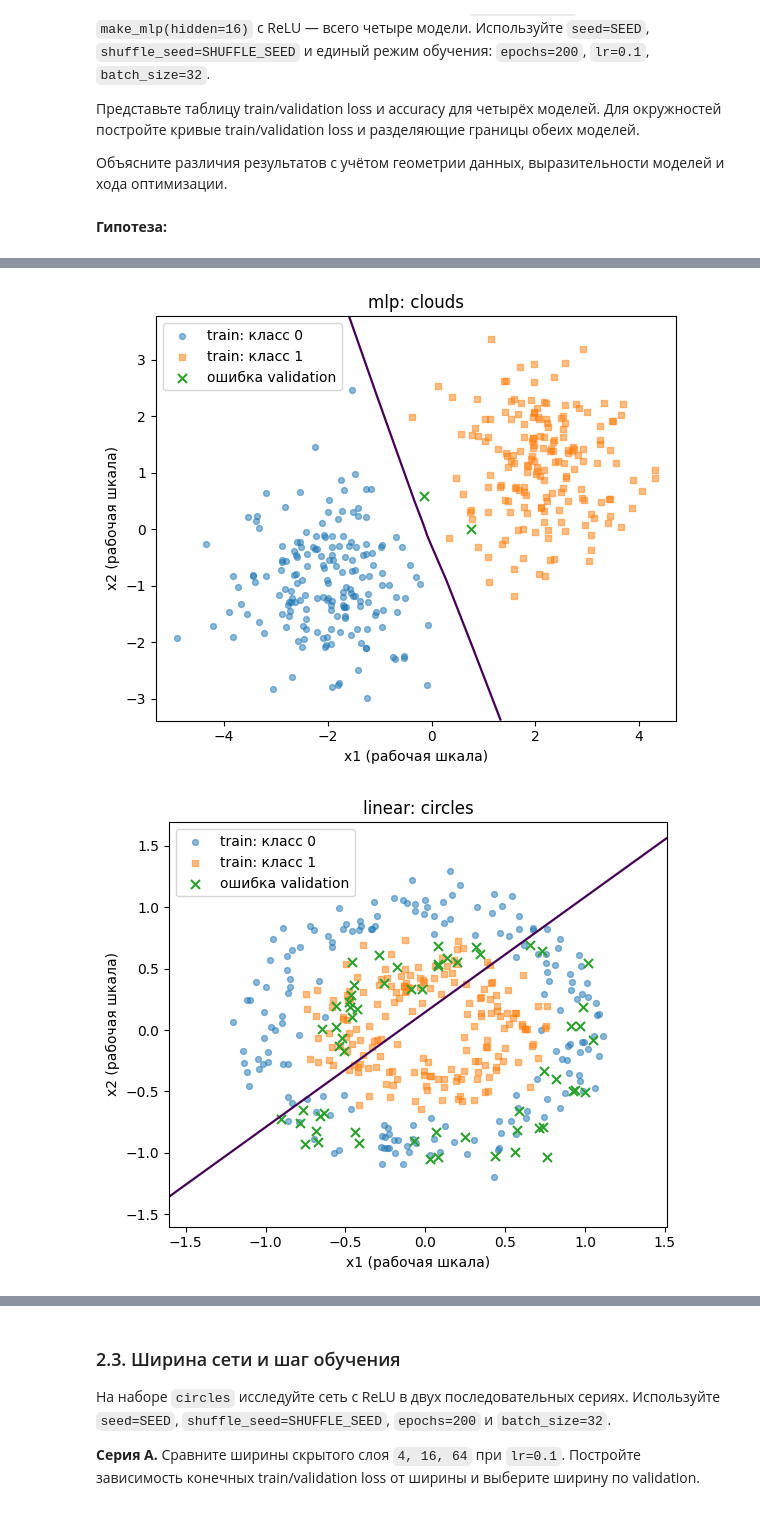
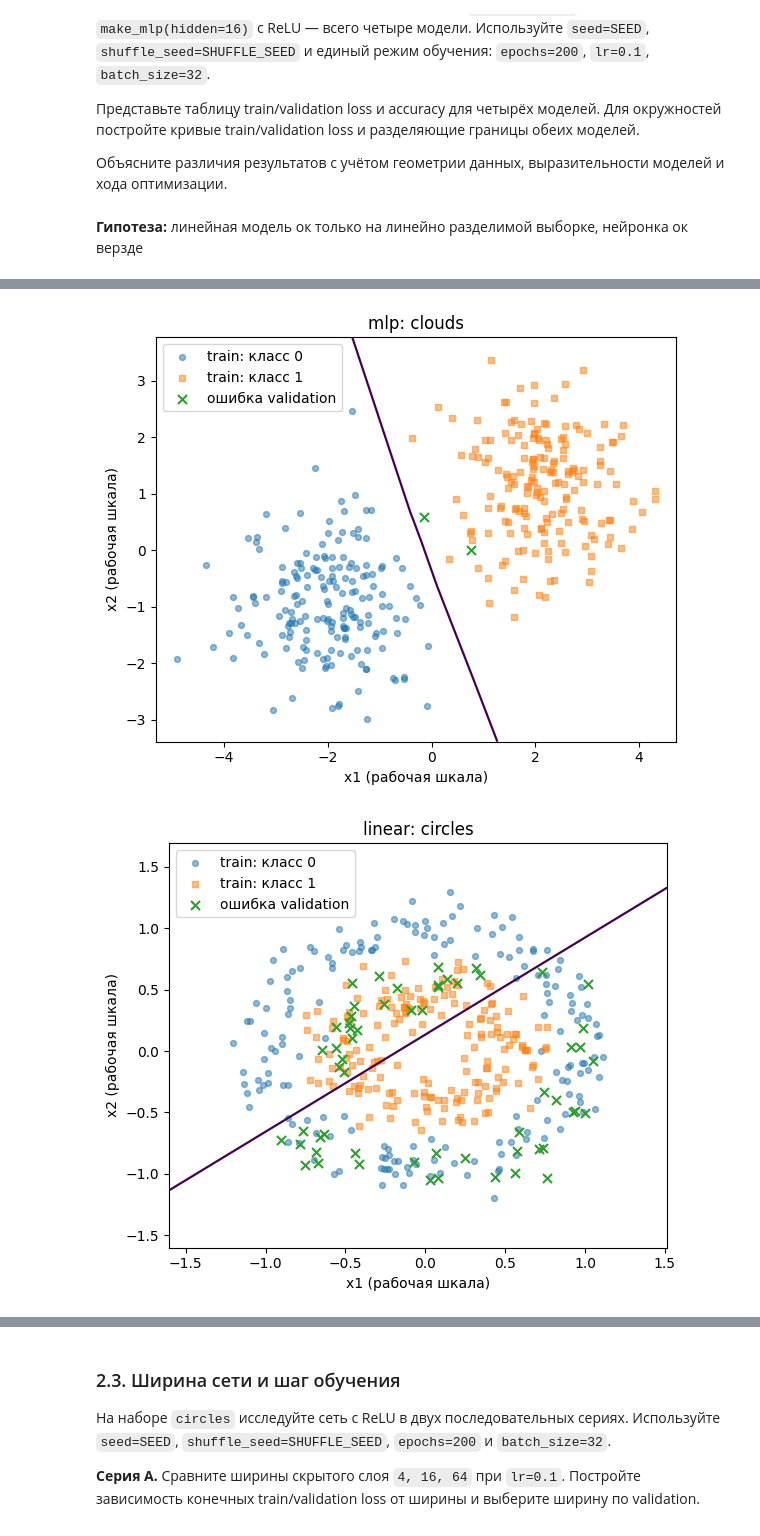
Before and after one commit to Abrackadabrr/machine_learning_practice, a Jupyter notebook: hometask/autumn_semester/task_2/hw2_neural_networks_student.ipynb, the cells around one changed output, grey strips where cells are left out. Cells and saved outputs as stored; diff of their text form; code cells hidden in the pictures.

```diff
--- a/hometask/autumn_semester/task_2/hw2_neural_networks_student.ipynb
+++ b/hometask/autumn_semester/task_2/hw2_neural_networks_student.ipynb
@@ -1098,7 +1111,7 @@ def plot_boundary(
 Объясните различия результатов с учётом геометрии данных, выразительности
 моделей и хода оптимизации.
 # %% [markdown]
-**Гипотеза:**
+**Гипотеза:** линейная модель ок только на линейно разделимой выборке, нейронка ок верзде
 # %%
 linear_classifier = {}
 linear_history = {}
@@ -1106,13 +1119,14 @@ mlp = {}
 mpl_history = {}
 
 # создаем и учим модели
+epoch = 2000
 for name in prepared.keys():
     linear_classifier[name] = make_linear()
     mlp[name] = make_mlp(hidden=16)
     X_train, y_train = prepared[name]["X_train"], prepared[name]["y_train"]
     X_valid, y_valid = prepared[name]["X_valid"], prepared[name]["y_valid"]
-    linear_history[name] = fit(linear_classifier[name], X_train, y_train, X_valid, y_valid, epochs=200, lr=0.1, batch_size=32, shuffle_seed=SHUFFLE_SEED)
-    mpl_history[name] = fit(mlp[name], X_train, y_train, X_valid, y_valid, epochs=200, lr=0.1, batch_size=32, shuffle_seed=SHUFFLE_SEED)
+    linear_history[name] = fit(linear_classifier[name], X_train, y_train, X_valid, y_valid, epochs=epoch, lr=0.1, batch_size=32, shuffle_seed=SHUFFLE_SEED)
+    mpl_history[name] = fit(mlp[name], X_train, y_train, X_valid, y_valid, epochs=epoch, lr=0.1, batch_size=32, shuffle_seed=SHUFFLE_SEED)
 
     plot_boundary(linear_classifier[name], X_train, y_train, X_valid, y_valid, "linear: " + name)
     plot_boundary(mlp[name], X_train, y_train, X_valid, y_valid, "mlp: " + name)
@@ -1121,2 +1135,2 @@ for name in prepared.keys():
 [figure]
-[figure, old version]
+[figure, new version]
```
Also changed, not shown: parts of 18 cells of this notebook.
